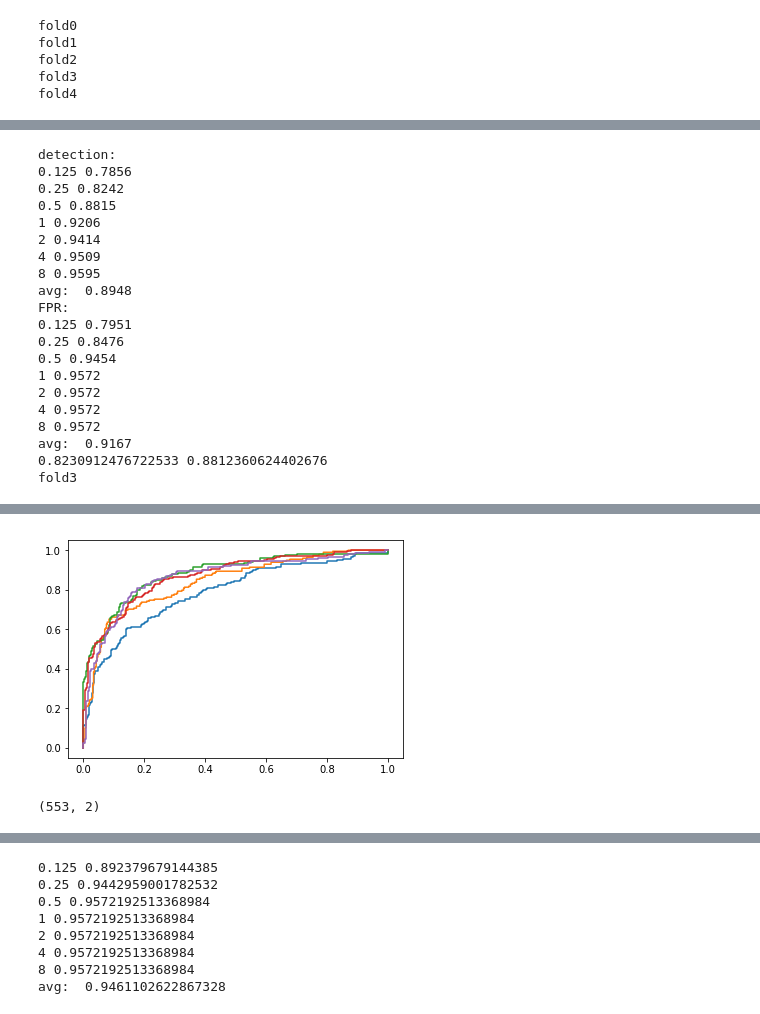
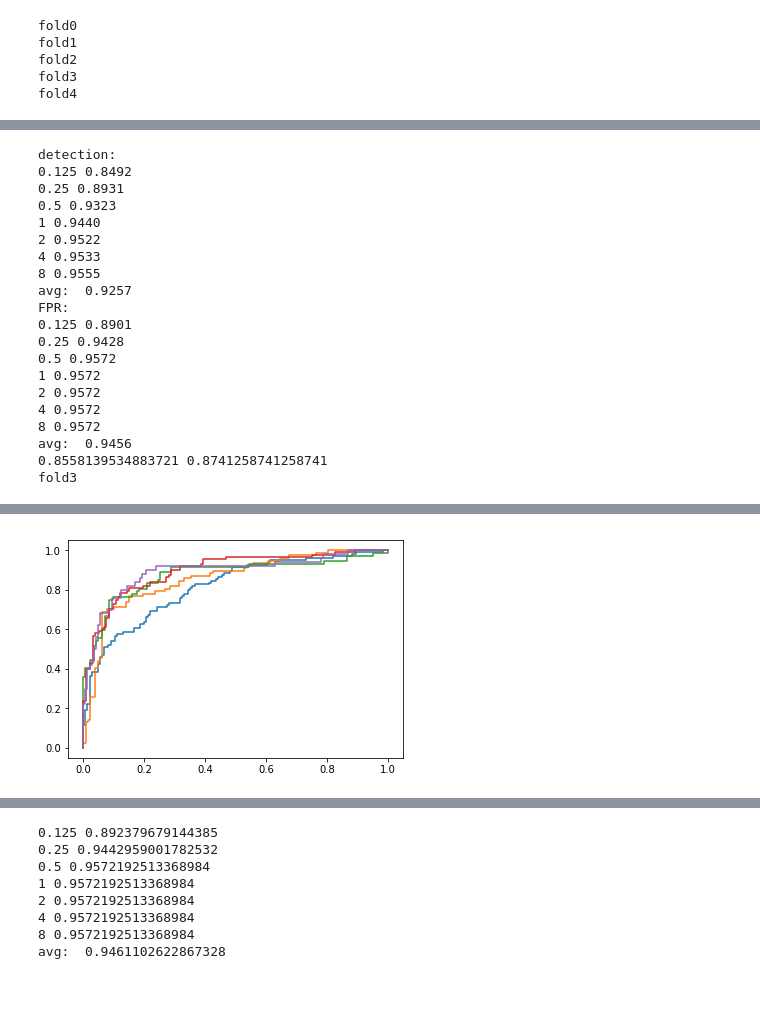
Before and after one commit to jixiaw/lesion_detection, a Jupyter notebook: classify.ipynb, the cells around one changed output, grey strips where cells are left out. Drawn from its saved outputs; the diff is of its cells as text; code cells hidden in the pictures.

```diff
--- a/classify.ipynb
+++ b/classify.ipynb
@@ -675,3 +811,6 @@ def get_diffsize_result(lesion_size, detect_results):
+# %%
+with open('results/lesion_size.json', 'r') as f:
+    lesion = json.load(f)
 # %%
 get_diffsize_result(lesion, cls_results_FPN_SE)
 # %% [output]
@@ -710,0 +874,8 @@ avg:  0.8540
+# %%
+def get_multi_matrix(y_true, y_pred1, y_pred2):
+    y_true = np.array(y_true)
+    y_pred1 = np.argmax(np.array(y_pred1), axis=1)
+    y_pred2 = np.argmax(np.array(y_pred2), axis=1) + 1
+    y_pred = np.where(y_pred1 > 0, y_pred2, y_pred1)
+    for i in range(3):
+        print(i, np.bincount(y_pred[y_true==i]), np.sum(y_true==i))
@@ -710,0 +898,30 @@ avg:  0.8540
+# %%
+color = ['g', 'r']
+i = 0
+aucs = []
+for name in cls_result_map:
+    print(name)
+    cls_result = cls_result_map[name]
+    y_true = []
+    y_pred1 = []
+    y_pred2 = []
+    for k in cls_result:
+        cnt = (np.array(detection_results[k]['score']) >= 0.02).sum()
+        y_true += cls_result[k]['y_true'][:cnt]
+        y_pred1 += cls_result[k]['y_pred1'][:cnt]
+        y_pred2 += cls_result[k]['y_pred2'][:cnt]
+    get_multi_matrix(y_true, y_pred1, y_pred2)
+    if "cls3" in name:
+        continue
+    fpr, tpr = get_roc(y_true, y_pred1, y_pred2)
+    AUC = auc(fpr, tpr)
+    aucs.append(AUC)
+    plt.plot(fpr, tpr, color[i])
+    i += 1
+plt.legend(["3D-ResNet18 AUC=%.3f" % aucs[0], "3D-SEResNet18 AUC=%.3f" % aucs[1]], loc='lower right')
+plt.grid(True, which="both",ls="-")
+plt.xlim(0, 1.0)
+plt.ylim(0, 1.0)
+plt.xlabel('FPR')
+plt.ylabel('TPR')
+# plt.savefig("results2/cls2.png")
@@ -714,9 +978,9 @@ y_trues = []
 for fold in ["fold0", "fold1", "fold2", "fold3", "fold4"]:
     print(fold)
     cls = []
-    with open('./results/%s_FPN.json' % fold) as f:
+    with open('./results/%s.json' % fold) as f:
         detect_result1 = json.load(f)
-    with open('./results/%s_FPN_fp.json' % fold) as f:
+    with open('./results/%s_fp.json' % fold) as f:
         cls_result1 = json.load(f)
     fpr_result = get_FPR_Result(detect_result1, cls_result1)
     fpr, tpr, _ = froc(detect_result1, method="iobb", iou_threshold=0.3, nms=False)
@@ -777,22 +1041,22 @@ avg:  0.9209
 fold2
 detection:
-0.125 0.7856
-0.25 0.8242
-0.5 0.8815
-1 0.9206
-2 0.9414
-4 0.9509
-8 0.9595
-avg:  0.8948
+0.125 0.8492
+0.25 0.8931
+0.5 0.9323
+1 0.9440
+2 0.9522
+4 0.9533
+8 0.9555
+avg:  0.9257
 FPR:
-0.125 0.7951
-0.25 0.8476
-0.5 0.9454
+0.125 0.8901
+0.25 0.9428
+0.5 0.9572
 1 0.9572
 2 0.9572
 4 0.9572
 8 0.9572
-avg:  0.9167
-0.8230912476722533 0.8812360624402676
+avg:  0.9456
+0.8558139534883721 0.8741258741258741
 fold3
 detection:
@@ -837 +1101 @@ avg:  0.9647
-[figure, old version]
+[figure, new version]
@@ -844,4 +1101,0 @@ y_true1 = np.hstack(y_trues)
-# %%
-y_pred.shape
-# %% [output]
-(553, 2)
```
Also changed, not shown: parts of 106 cells of this notebook, 32 other files.
